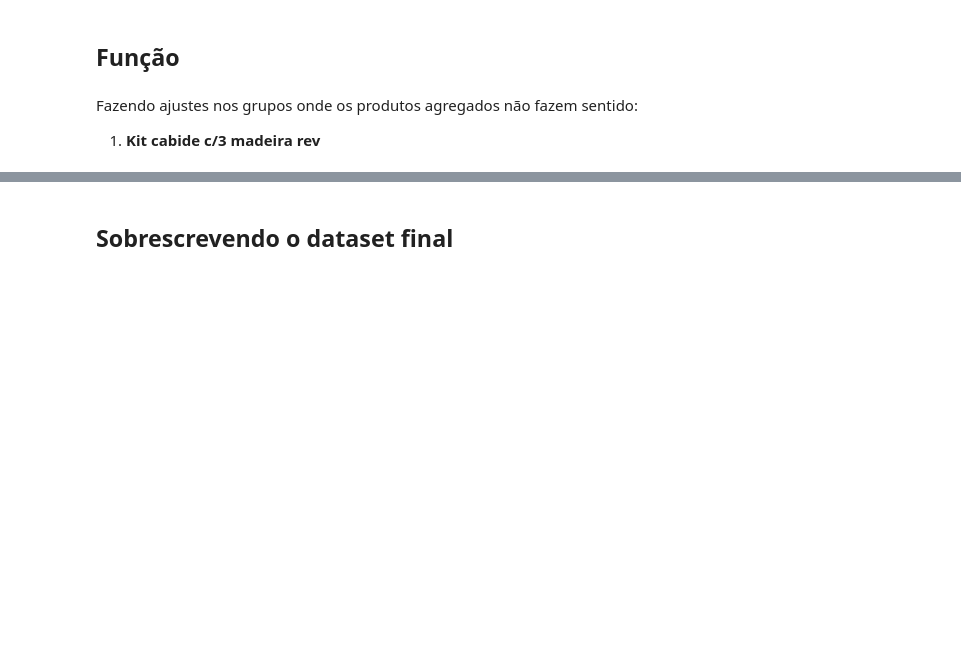
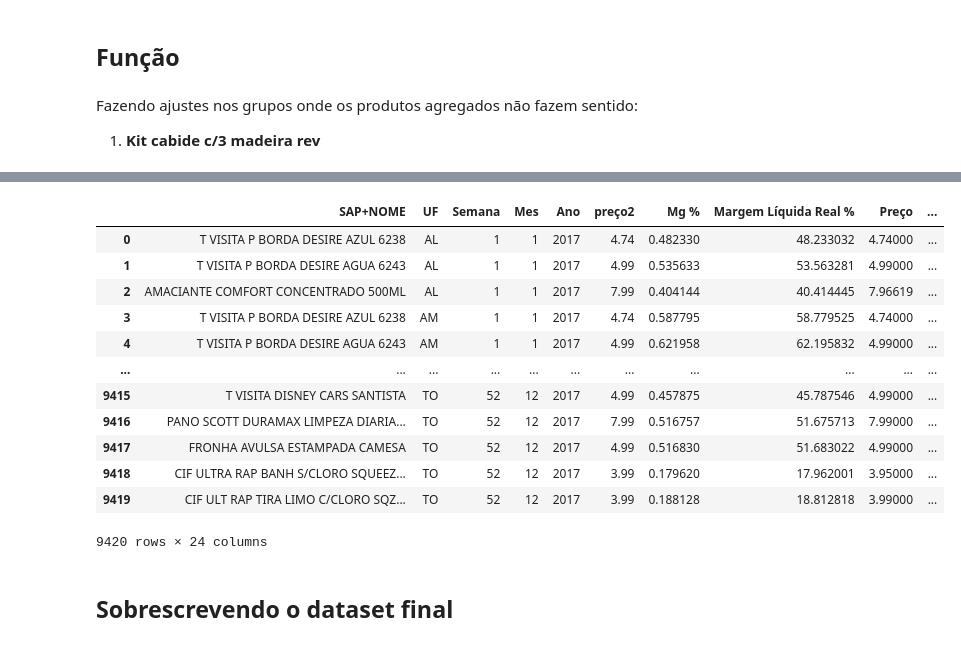
Before and after one commit to borgesmarcio/BRPO, a Jupyter notebook: scripts/Teste-Similaridade_V2.ipynb, the cells around one changed output, grey strips where cells are left out. Saved outputs shown, nothing was run; the diff lists cells and outputs as text; code cells hidden in the pictures; blank space fills up the shorter version.

```diff
--- a/scripts/Teste-Similaridade_V2.ipynb
+++ b/scripts/Teste-Similaridade_V2.ipynb
@@ -113,3 +132,25 @@ df_agrupado.loc[df_agrupado["SAP+NOME"] == 'KIT CABIDE C/3 MADEIRA REV', "Grupo"
+# %%
+### Concatenando as colunas de Ano e Semana
+df_agrupado['Semana_Ano'] = df_agrupado['Ano'].map(str) + '-' + df['Semana'].map(str)
+
+## Função lambda para percorrer a coluna 'Semana_Ano' aplicar na coluna 'PDia_Semana' o valor do primeiro dia da semana
+df_agrupado['PDia_Semana'] = df_agrupado['Semana_Ano'].apply(lambda x: datetime.datetime.strptime(x + '-1', "%Y-%W-%w"))
+# %%
+df_agrupado
+# %% [output]
+|  | SAP+NOME | UF | Semana | Mes | Ano | preço2 | Mg % | Margem Líquida Real % | Preço | ... |
+| 0 | T VISITA P BORDA DESIRE AZUL 6238 | AL | 1 | 1 | 2017 | 4.74 | 0.482330 | 48.233032 | 4.74000 | ... |
+| 1 | T VISITA P BORDA DESIRE AGUA 6243 | AL | 1 | 1 | 2017 | 4.99 | 0.535633 | 53.563281 | 4.99000 | ... |
+| 2 | AMACIANTE COMFORT CONCENTRADO 500ML | AL | 1 | 1 | 2017 | 7.99 | 0.404144 | 40.414445 | 7.96619 | ... |
+| 3 | T VISITA P BORDA DESIRE AZUL 6238 | AM | 1 | 1 | 2017 | 4.74 | 0.587795 | 58.779525 | 4.74000 | ... |
+| 4 | T VISITA P BORDA DESIRE AGUA 6243 | AM | 1 | 1 | 2017 | 4.99 | 0.621958 | 62.195832 | 4.99000 | ... |
+| ... | ... | ... | ... | ... | ... | ... | ... | ... | ... | ... |
+| 9415 | T VISITA DISNEY CARS SANTISTA | TO | 52 | 12 | 2017 | 4.99 | 0.457875 | 45.787546 | 4.99000 | ... |
+| 9416 | PANO SCOTT DURAMAX LIMPEZA DIARIA... | TO | 52 | 12 | 2017 | 7.99 | 0.516757 | 51.675713 | 7.99000 | ... |
+| 9417 | FRONHA AVULSA ESTAMPADA CAMESA | TO | 52 | 12 | 2017 | 4.99 | 0.516830 | 51.683022 | 4.99000 | ... |
+| 9418 | CIF ULTRA RAP BANH S/CLORO SQUEEZ... | TO | 52 | 12 | 2017 | 3.99 | 0.179620 | 17.962001 | 3.95000 | ... |
+| 9419 | CIF ULT RAP TIRA LIMO C/CLORO SQZ... | TO | 52 | 12 | 2017 | 3.99 | 0.188128 | 18.812818 | 3.99000 | ... |
+9420 rows × 24 columns
 # %% [markdown]
 ## Sobrescrevendo o dataset final
 # %%
```
Also changed, not shown: parts of 11 cells of this notebook.
